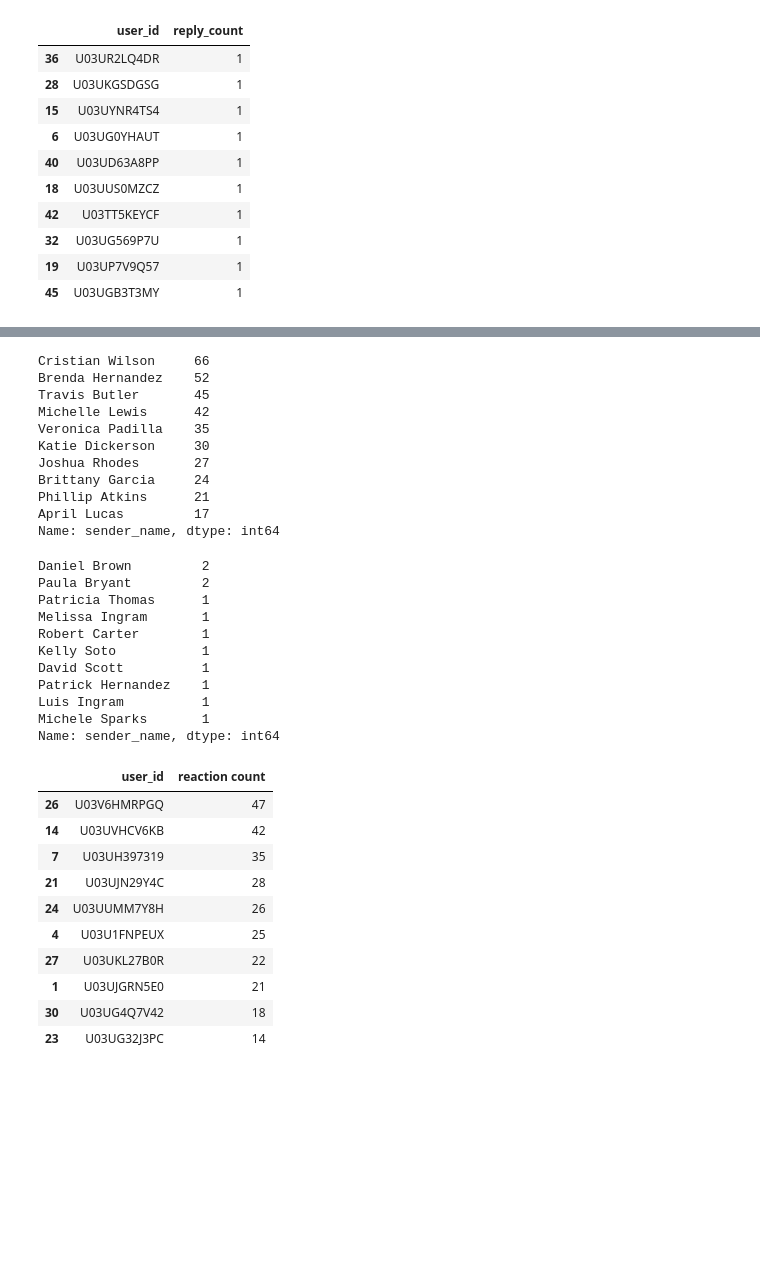
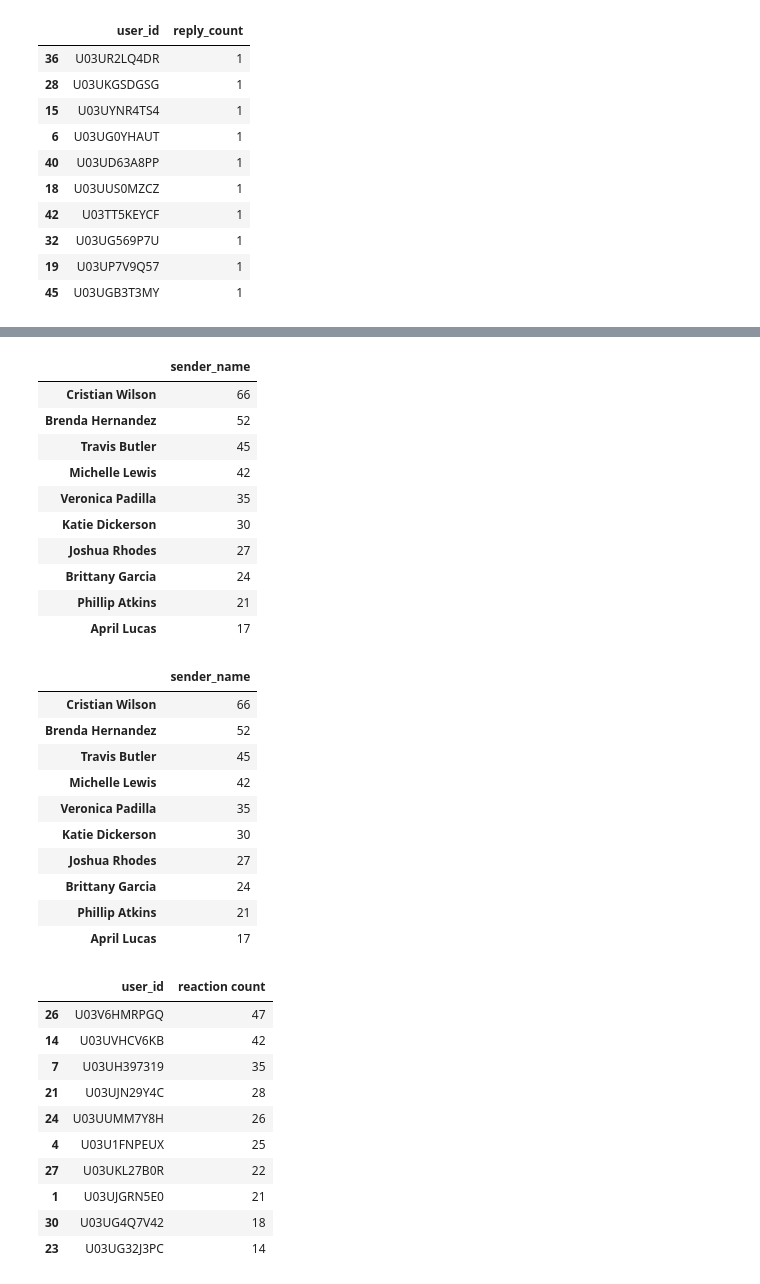
Before and after one commit to merronmuche/week0_starter_network_analysis, a Jupyter notebook: notebooks/parse_slack_data.ipynb, the cells around one changed output, grey strips where cells are left out. Saved outputs shown, nothing was run; the diff lists cells and outputs as text; code cells hidden in the pictures; blank space fills up the shorter version.

```diff
--- a/notebooks/parse_slack_data.ipynb
+++ b/notebooks/parse_slack_data.ipynb
@@ -203,37 +207,41 @@ dtype: int64
 # %%
 # Who are the top 10 users by Message count?
 data = slack_parser(path_channel)
 users = data.sender_name.value_counts()
 
 top_10_users_by_Message_count = users.head(10)
-top_10_users_by_Message_count
+bottom_10_users_df =top_10_users_by_Message_count.to_frame()
+bottom_10_users_df.columns = ['sender_name']
+bottom_10_users_df
 # %% [output]
-Cristian Wilson     66
-Brenda Hernandez    52
-Travis Butler       45
-Michelle Lewis      42
-Veronica Padilla    35
-Katie Dickerson     30
-Joshua Rhodes       27
-Brittany Garcia     24
-Phillip Atkins      21
-April Lucas         17
-Name: sender_name, dtype: int64
+|  | sender_name |
+| Cristian Wilson | 66 |
+| Brenda Hernandez | 52 |
+| Travis Butler | 45 |
+| Michelle Lewis | 42 |
+| Veronica Padilla | 35 |
+| Katie Dickerson | 30 |
+| Joshua Rhodes | 27 |
+| Brittany Garcia | 24 |
+| Phillip Atkins | 21 |
+| April Lucas | 17 |
 # %%
 # Who are the bottom 10 users by Message count?
 bottom_10_users_by_Message_count = users.tail(10)
-bottom_10_users_by_Message_count
+bottom_10_users_df =top_10_users_by_Message_count.to_frame()
+bottom_10_users_df.columns = ['sender_name']
+bottom_10_users_df
 # %% [output]
-Daniel Brown         2
-Paula Bryant         2
-Patricia Thomas      1
-Melissa Ingram       1
-Robert Carter        1
-Kelly Soto           1
-David Scott          1
-Patrick Hernandez    1
-Luis Ingram          1
-Michele Sparks       1
-Name: sender_name, dtype: int64
+|  | sender_name |
+| Cristian Wilson | 66 |
+| Brenda Hernandez | 52 |
+| Travis Butler | 45 |
+| Michelle Lewis | 42 |
+| Veronica Padilla | 35 |
+| Katie Dickerson | 30 |
+| Joshua Rhodes | 27 |
+| Brittany Garcia | 24 |
+| Phillip Atkins | 21 |
+| April Lucas | 17 |
 # %%
 # Who are the top 10  users by reaction count?
```
Also changed, not shown: parts of 7 cells of this notebook.
